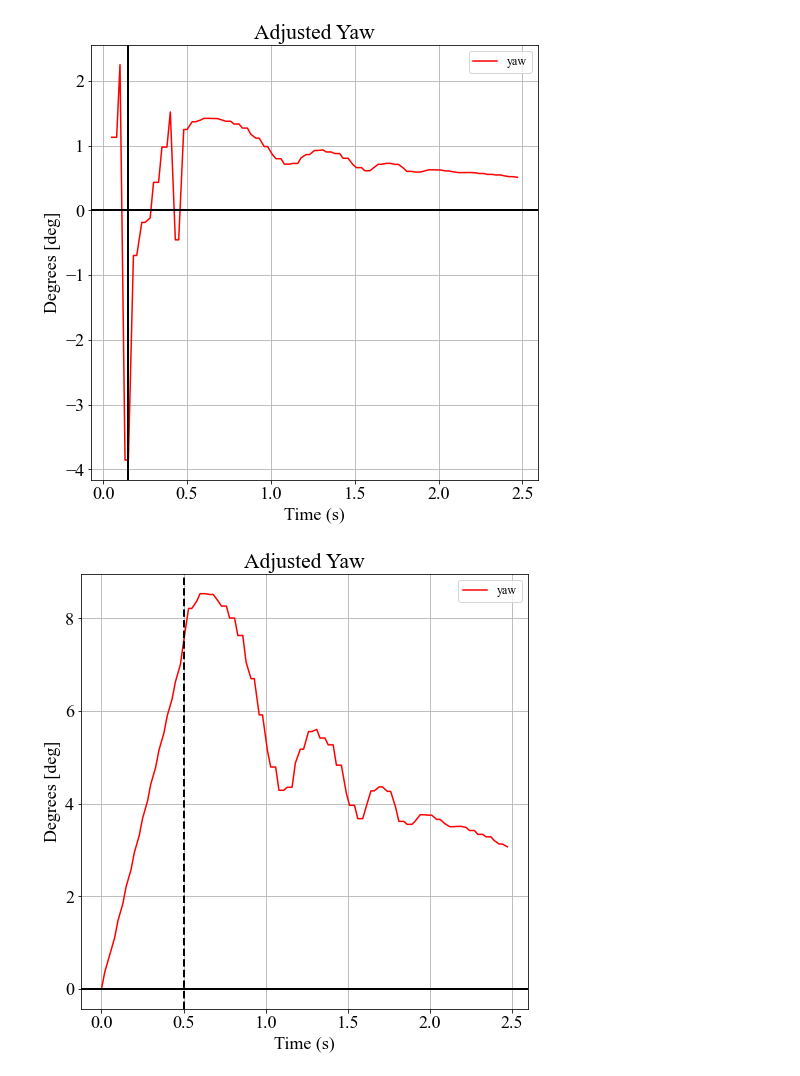
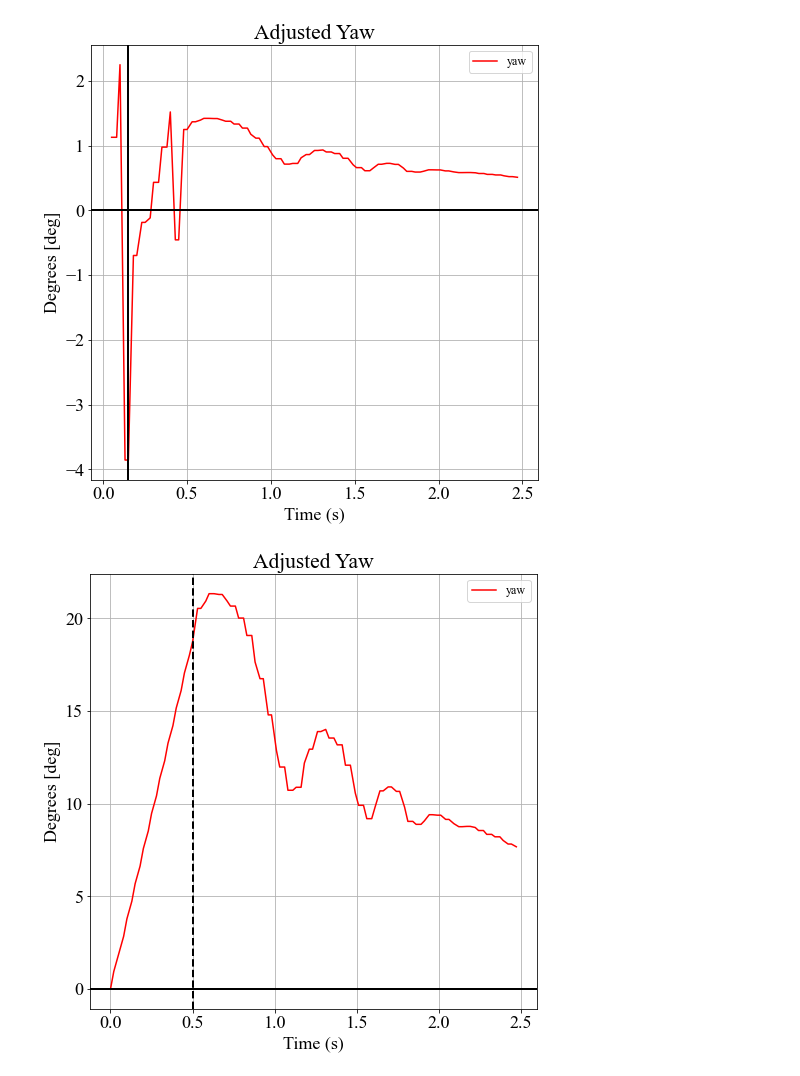
Before and after one commit to VADL-2022/IMU_VV, a Jupyter notebook: 05_NASA_SLI/SLI_Angle_Analysis.ipynb, the cells around one changed output. Cells and saved outputs as stored; diff of their text form; code cells hidden in the pictures.

```diff
--- a/05_NASA_SLI/SLI_Angle_Analysis.ipynb
+++ b/05_NASA_SLI/SLI_Angle_Analysis.ipynb
@@ -234,23 +234,23 @@ plt.show()
 # %% [output]
 [figure]
 # %%
-proportional_factor = 12
+proportional_factor = 30
 adj_yaw = (yaw_IMU-yaw_IMU[0]) / (np.array(adj_roll)/proportional_factor)
 rail_corrected_yaw = list(np.linspace(0, floor(adj_yaw[20]), num=20))
 rail_corrected_yaw.extend(list(adj_yaw[20:]))
 
 fig1 = plt.figure(1, figsize=(8,8))
 ax = plt.subplot(111)
 l2 = ax.plot(t_IMU, rail_corrected_yaw, color='red', label='yaw')
 #l3 = ax.plot(t_IMU, pitch_IMU, color='green', label='pitch')
 #l4 = ax.plot(t_IMU, adj_roll, color='purple', label='roll')
 l5 = plt.axhline(y=0, color='black', linewidth=2)
 l6 = plt.axvline(x=0.5, color='black', linewidth=2, linestyle='--')
 ax.set_title("Adjusted Yaw")
 ax.set_xlabel('Time (s)')
 ax.set_ylabel("Degrees [deg]")
 ax.legend()
 ax.grid()
 plt.show()
 # %% [output]
-[figure, old version]
+[figure, new version]
```
